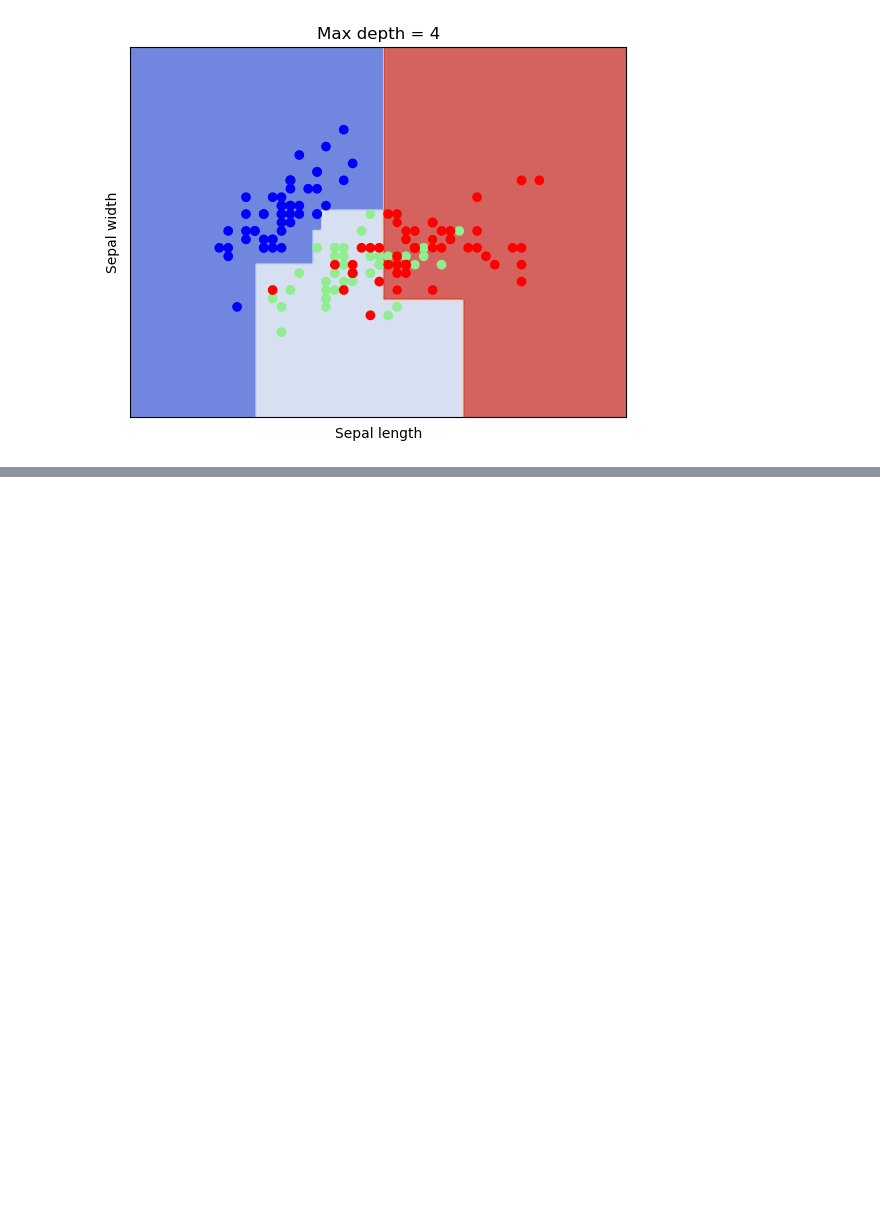
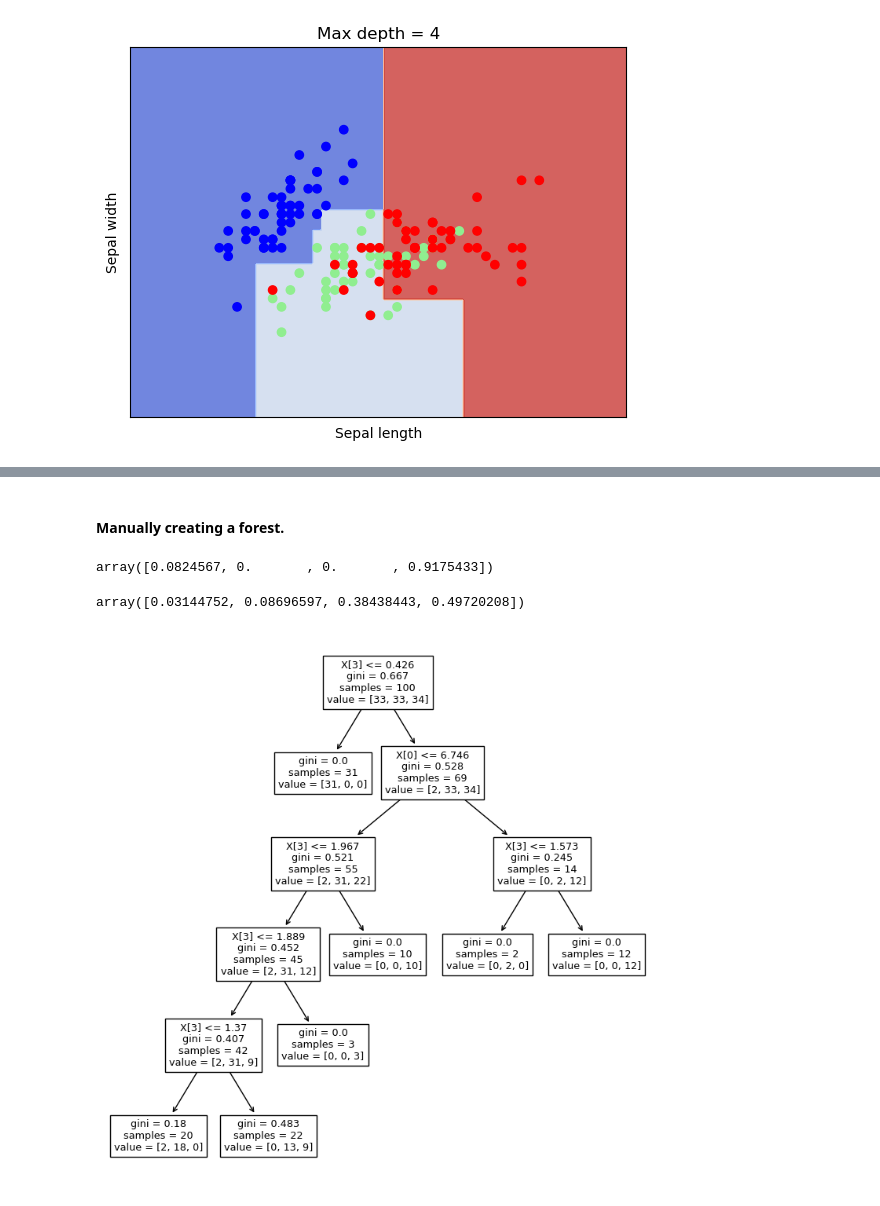
Before and after one commit to Kiril-Lazarov/Artificial-Intelligence, a Jupyter notebook: Machine Learning/Tree and Ensemble Methods/Tree and Ensemble Methods.ipynb, the cells around one changed output, grey strips where cells are left out. Saved outputs shown, nothing was run; the diff lists cells and outputs as text; code cells hidden in the pictures; blank space fills up the shorter version.

Commit message:
Added Random Forest section with manually constructed forest

```diff
--- a/Machine Learning/Tree and Ensemble Methods/Tree and Ensemble Methods.ipynb
+++ b/Machine Learning/Tree and Ensemble Methods/Tree and Ensemble Methods.ipynb
@@ -157,0 +161,9 @@ for i, classifier in enumerate((depth_2, depth_4)):
+# %% [markdown]
+#### Manually creating a forest.
+# %%
+forest = [
+    DecisionTreeClassifier(splitter='random', max_depth=5),
+    DecisionTreeClassifier(splitter='random', max_depth=5),
+    DecisionTreeClassifier(splitter='random', max_depth=5),
+    DecisionTreeClassifier(splitter='random', max_depth=5),
+]
@@ -157,0 +173,14 @@ for i, classifier in enumerate((depth_2, depth_4)):
+# %%
+forest[0].feature_importances_
+# %% [output]
+array([0.0824567, 0.       , 0.       , 0.9175433])
+# %%
+forest[1].feature_importances_
+# %% [output]
+array([0.03144752, 0.08696597, 0.38438443, 0.49720208])
+# %%
+plt.figure(figsize= (9, 9))
+plot_tree(forest[0])
+plt.show()
+# %% [output]
+[figure, added]
```
Also changed, not shown: parts of 3 cells of this notebook.
